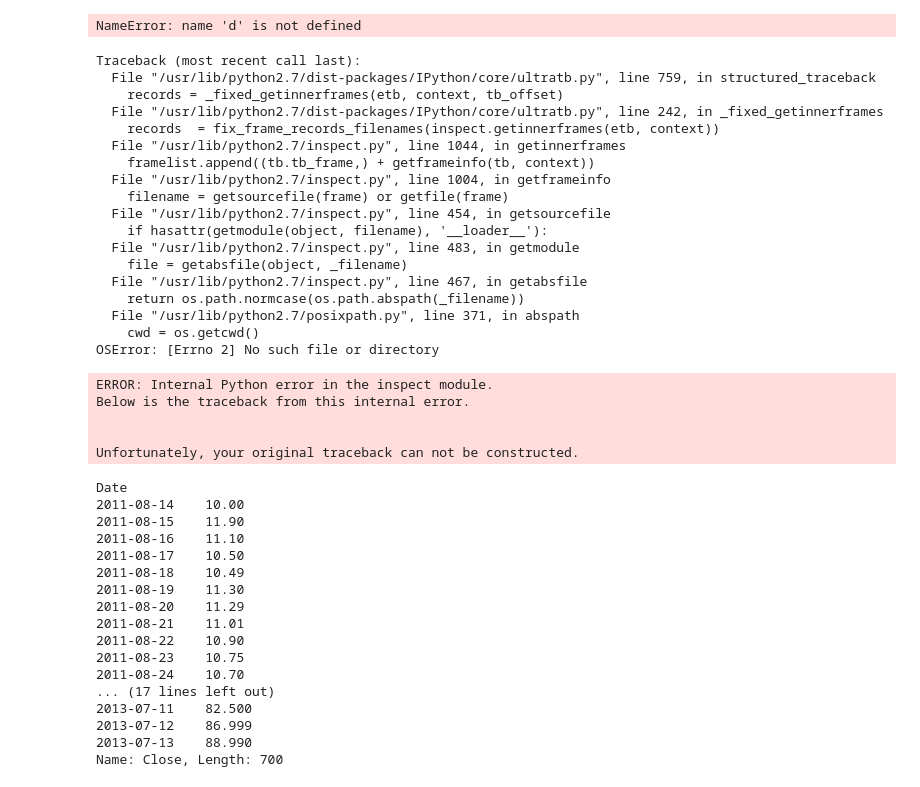
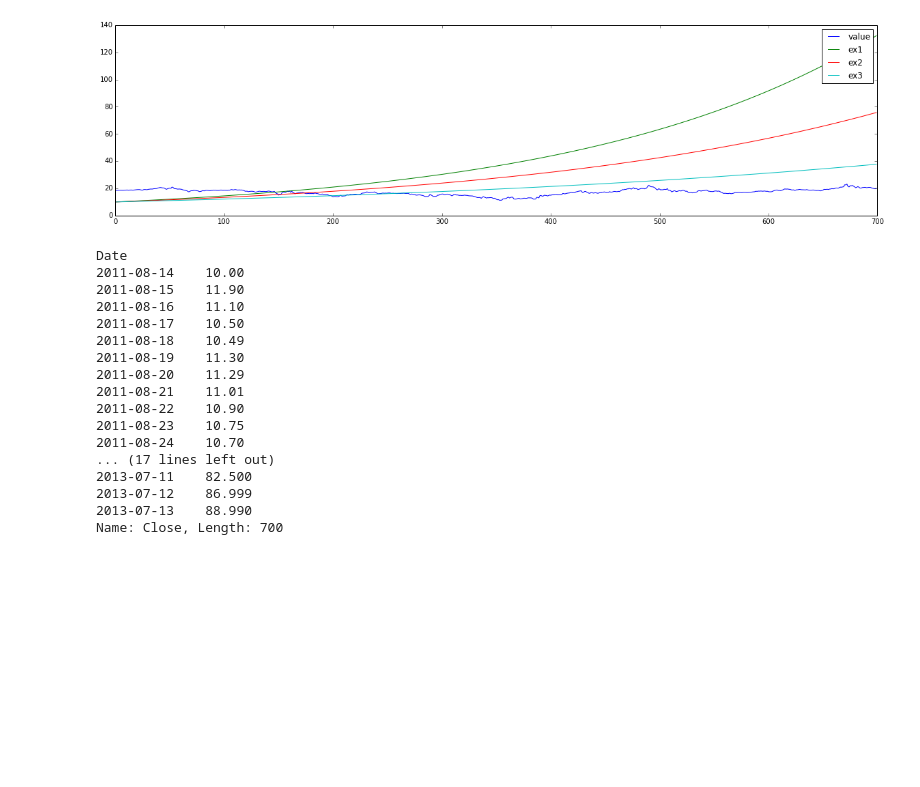
Before and after one commit to qorelogic/ml2, a Jupyter notebook: bin/quandl-fun.ipynb, the cells around one changed output. Cells and saved outputs as stored; diff of their text form; code cells hidden in the pictures; blank space fills up the shorter version.

```diff
--- a/bin/quandl-fun.ipynb
+++ b/bin/quandl-fun.ipynb
@@ -147,0 +140,5 @@ Date
+# %%
+res = n.diff(n.array(de.tail(30)).transpose())
+#print res
+plot(res)
+title('Diff')
@@ -148,64 +180,40 @@ Date
 # %%
-d = q.get("DOE/RBRTE", authtoken="WVsyCxwHeYZZyhf5RHs2")
-#print d
-plot(d.ix[:,['Value']])
+drbrte = q.get("DOE/RBRTE", authtoken="WVsyCxwHeYZZyhf5RHs2")
 # %%
 import numpy as n
-from pylab import rcParams
-rcParams['figure.figsize'] = 20, 5
 
 def plotB(d):
     r = range(0,len(d))
     #plot(r)
     res = n.power(2,r)
     ic = 10
     #res
 
     hds = []
-    hds.append('Close')
+    hds.append('Value')
 
     d['ex1'] = ic * n.power(1 + 0.37 / 100, r)
     #res1 = n.power(1 + 0.6 / 100, r)
     hds.append('ex1')
 
     d['ex2'] = ic * n.power(1 + 0.29 / 100, r)
     #res2 = n.power(1 + 0.48 / 100, r)
     hds.append('ex2')
 
     d['ex3'] = ic * n.power(1 + 0.19 / 100, r)
     hds.append('ex3')
 
     res = d.ix[0:700,hds]
+    #print d
     #print res
     plot(res)
-    legend(['close','ex1','ex2','ex3'])
+    legend(['value','ex1','ex2','ex3'])
 
-plotB(d)
+#print drbrte
+#plot(drbrte.ix[:,['Value']])
+plotB(drbrte)
 # %% [output]
-NameError: name 'd' is not defined
-Traceback (most recent call last):
-  File "/usr/lib/python2.7/dist-packages/IPython/core/ultratb.py", line 759, in structured_traceback
-    records = _fixed_getinnerframes(etb, context, tb_offset)
-  File "/usr/lib/python2.7/dist-packages/IPython/core/ultratb.py", line 242, in _fixed_getinnerframes
-    records  = fix_frame_records_filenames(inspect.getinnerframes(etb, context))
-  File "/usr/lib/python2.7/inspect.py", line 1044, in getinnerframes
-    framelist.append((tb.tb_frame,) + getframeinfo(tb, context))
-  File "/usr/lib/python2.7/inspect.py", line 1004, in getframeinfo
-    filename = getsourcefile(frame) or getfile(frame)
-  File "/usr/lib/python2.7/inspect.py", line 454, in getsourcefile
-    if hasattr(getmodule(object, filename), '__loader__'):
-  File "/usr/lib/python2.7/inspect.py", line 483, in getmodule
-    file = getabsfile(object, _filename)
-  File "/usr/lib/python2.7/inspect.py", line 467, in getabsfile
-    return os.path.normcase(os.path.abspath(_filename))
-  File "/usr/lib/python2.7/posixpath.py", line 371, in abspath
-    cwd = os.getcwd()
-OSError: [Errno 2] No such file or directory
-ERROR: Internal Python error in the inspect module.
-Below is the traceback from this internal error.
-
-
-Unfortunately, your original traceback can not be constructed.
+[figure, added]
 # %%
 res
 y = res.ix[:,'Close']
```
Also changed, not shown: parts of 11 cells of this notebook, 1 other file.
